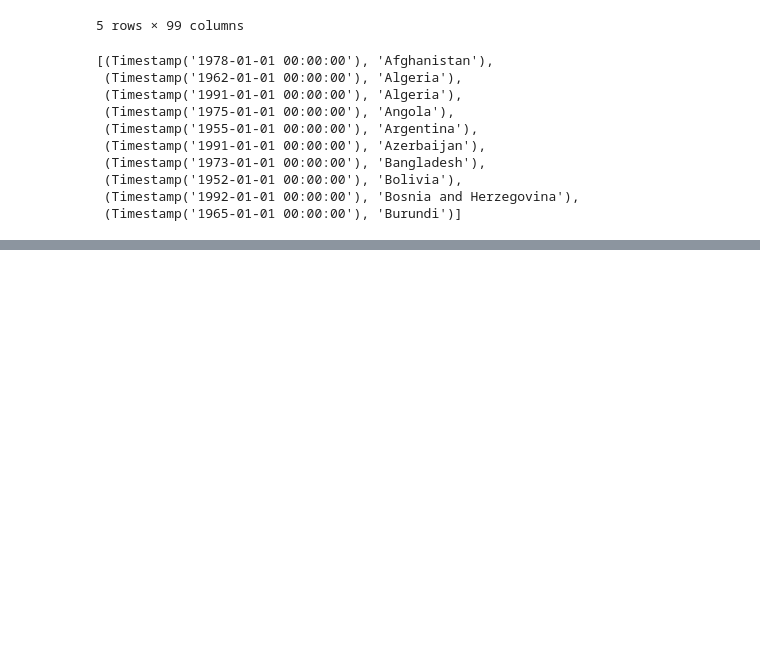
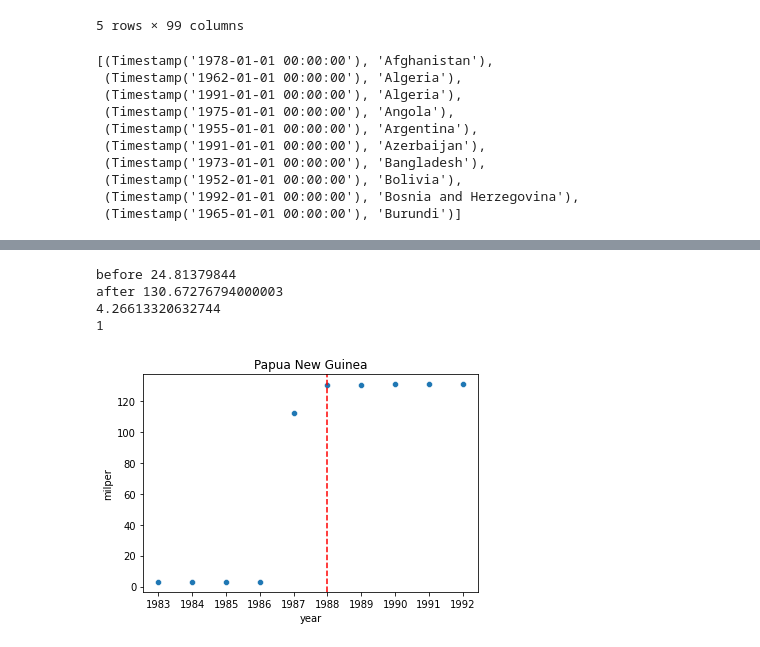
Before and after one commit to epfl-ada/ada-2020-project-milestone-p3-p3_cadastrophe, a Jupyter notebook: Data_Exploration.ipynb, the cells around one changed output, grey strips where cells are left out. Saved outputs shown, nothing was run; the diff lists cells and outputs as text; code cells hidden in the pictures; blank space fills up the shorter version.

```diff
--- a/Data_Exploration.ipynb
+++ b/Data_Exploration.ipynb
@@ -733,0 +774,10 @@ def bin_onset_effect(df, country, onset_date, feat, t_win=3, threshold=0.1):
+# %%
+rand_onset = pos_onsets[np.random.randint(0,len(pos_onsets),1)[0]]
+print(bin_onset_effect(sambanis, rand_onset[1], rand_onset[0], 'milper', 5, threshold=0.1, verbose=True))
+display_onset_effect(sambanis, rand_onset[1], rand_onset[0], 'milper', 5)
+# %% [output]
+before 24.81379844
+after 130.67276794000003
+4.26613320632744
+1
+[figure, added]
```
Also changed, not shown: parts of 10 cells of this notebook.
